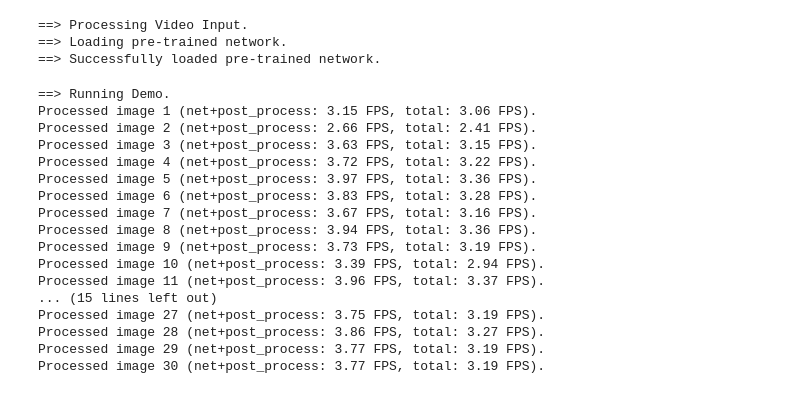
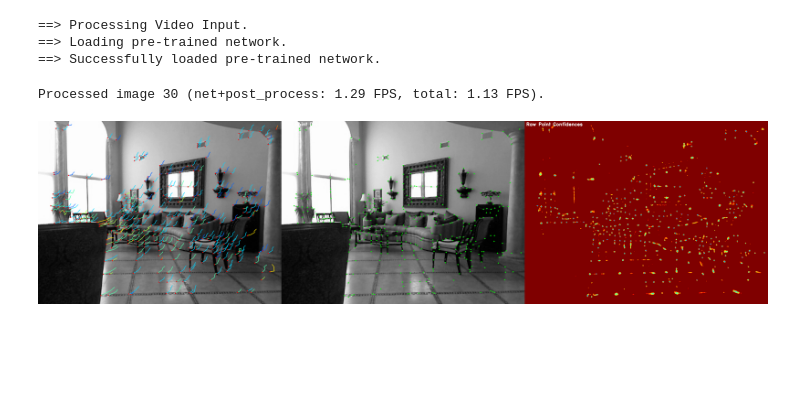
Before and after one commit to Willyzw/SuperPointPretrainedNetwork, a Jupyter notebook: superpoint_handson.ipynb, the cells around one changed output. Cells and saved outputs as stored; diff of their text form; code cells hidden in the pictures; blank space fills up the shorter version.

```diff
--- a/superpoint_handson.ipynb
+++ b/superpoint_handson.ipynb
@@ -42,7 +46,8 @@ tracker = PointTracker(5, nn_thresh=fe.nn_thresh)
 vs.reset()
 print('==> Running Demo.')
 
-video = cv2.VideoWriter("demo.mp4", cv2.VideoWriter_fourcc(*'XVID'), 3.0, (640*3,480))
+output_file = "demo.avi"
+video = cv2.VideoWriter(output_file, cv2.VideoWriter_fourcc(*'XVID'), 3.0, (640*3,480))
 while True:
   start = time.time()
 
@@ -61,56 +66,42 @@ while True:
 
   # Get tracks for points which were match successfully across all frames.
   tracks = tracker.get_tracks(2)
 
   # Primary output - Show point tracks overlayed on top of input image.
   out1 = (np.dstack((img, img, img)) * 255.).astype('uint8')
   tracks[:, 1] /= float(fe.nn_thresh) # Normalize track scores to [0,1].
   tracker.draw_tracks(out1, tracks)
 
   # Extra output -- Show current point detections.
   out2 = (np.dstack((img, img, img)) * 255.).astype('uint8')
   for pt in pts.T:
     pt1 = (int(round(pt[0])), int(round(pt[1])))
     cv2.circle(out2, pt1, 1, (0, 255, 0), -1, lineType=16)
   cv2.putText(out2, 'Raw Point Detections', (4, 12), cv2.FONT_HERSHEY_DUPLEX, 0.4, (255, 255, 255), lineType=16)
 
   # Extra output -- Show the point confidence heatmap.
-  if heatmap is not None:
-    min_conf = 0.001
-    heatmap[heatmap < min_conf] = min_conf
-    heatmap = -np.log(heatmap)
-    heatmap = (heatmap - heatmap.min()) / (heatmap.max() - heatmap.min() + .00001)
-    out3 = myjet[np.round(np.clip(heatmap*10, 0, 9)).astype('int'), :]
-    out3 = (out3*255).astype('uint8')
-  else:
-    out3 = np.zeros_like(out2)
+  min_conf = 0.001
+  heatmap[heatmap < min_conf] = min_conf
+  heatmap = -np.log(heatmap)
+  heatmap = (heatmap - heatmap.min()) / (heatmap.max() - heatmap.min() + .00001)
+  out3 = myjet[np.round(np.clip(heatmap*10, 0, 9)).astype('int'), :]
+  out3 = (out3*255).astype('uint8')
   cv2.putText(out3, 'Raw Point Confidences', (4, 12), cv2.FONT_HERSHEY_DUPLEX, 0.4, (255, 255, 255), lineType=16)
 
   # Compute runtime
   end = time.time()
   net_t = (1./ float(end1 - start))
   total_t = (1./ float(end - start))
 
   # Print and show result image
+  clear_output(wait=True)
   print('Processed image %d (net+post_process: %.2f FPS, total: %.2f FPS).'\
         % (vs.i, net_t, total_t))
   out = np.hstack((out1, out2, out3))
+  display(pil.fromarray(out))
   video.write(out)
+
+files.download(output_file)
 # %% [output]
-==> Running Demo.
-Processed image 1 (net+post_process: 3.15 FPS, total: 3.06 FPS).
-Processed image 2 (net+post_process: 2.66 FPS, total: 2.41 FPS).
-Processed image 3 (net+post_process: 3.63 FPS, total: 3.15 FPS).
-Processed image 4 (net+post_process: 3.72 FPS, total: 3.22 FPS).
-Processed image 5 (net+post_process: 3.97 FPS, total: 3.36 FPS).
-Processed image 6 (net+post_process: 3.83 FPS, total: 3.28 FPS).
-Processed image 7 (net+post_process: 3.67 FPS, total: 3.16 FPS).
-Processed image 8 (net+post_process: 3.94 FPS, total: 3.36 FPS).
-Processed image 9 (net+post_process: 3.73 FPS, total: 3.19 FPS).
-Processed image 10 (net+post_process: 3.39 FPS, total: 2.94 FPS).
-Processed image 11 (net+post_process: 3.96 FPS, total: 3.37 FPS).
-... (15 lines left out)
-Processed image 27 (net+post_process: 3.75 FPS, total: 3.19 FPS).
-Processed image 28 (net+post_process: 3.86 FPS, total: 3.27 FPS).
-Processed image 29 (net+post_process: 3.77 FPS, total: 3.19 FPS).
-Processed image 30 (net+post_process: 3.77 FPS, total: 3.19 FPS).
+Processed image 30 (net+post_process: 1.29 FPS, total: 1.13 FPS).
+[figure, added]
```
Also changed, not shown: parts of 4 cells of this notebook.
